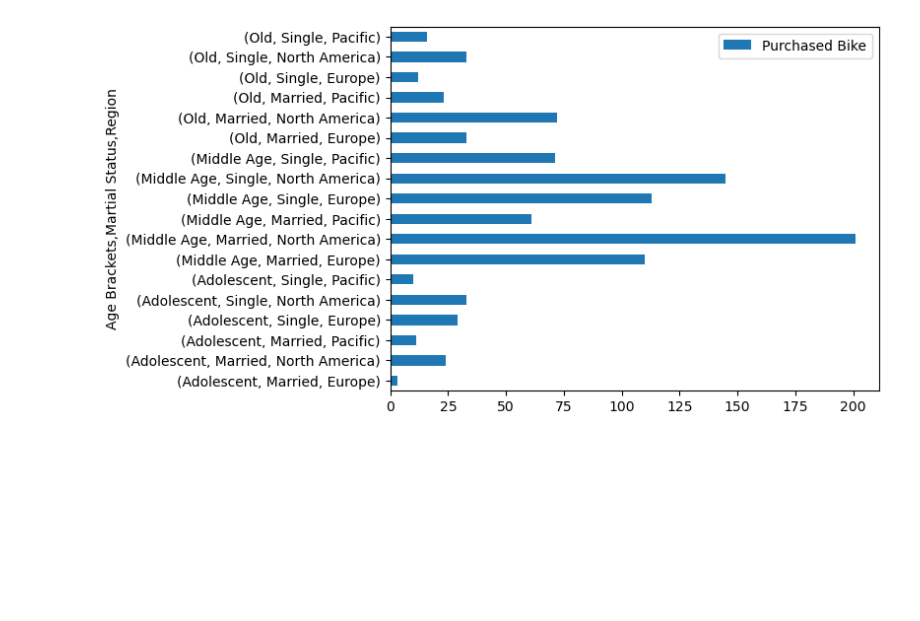
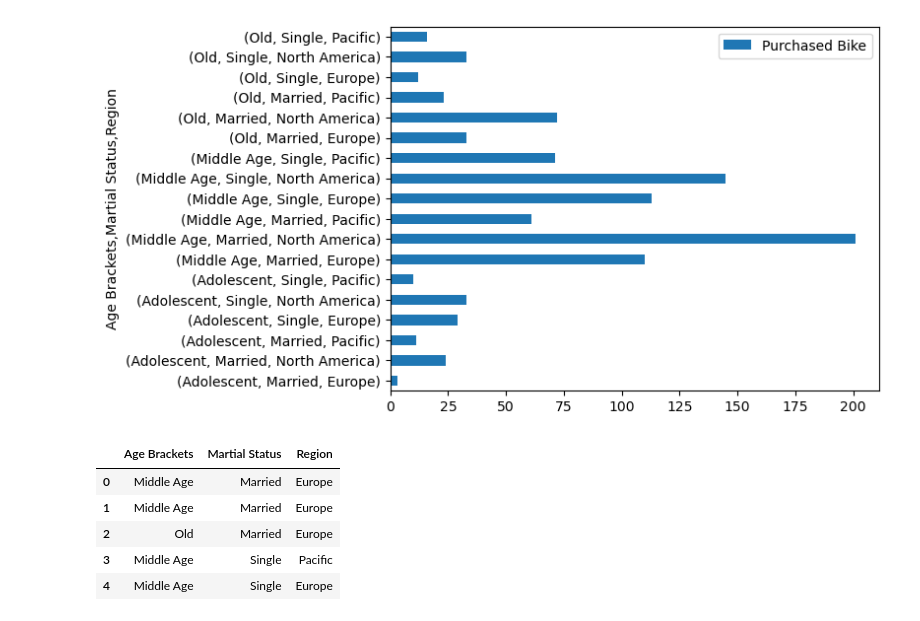
Before and after one commit to alexkrdozo/Compra_de_Bicicletas_Review, a Jupyter notebook: bikes_vs.ipynb, the cells around one changed output. Saved outputs shown, nothing was run; the diff lists cells and outputs as text; code cells hidden in the pictures; blank space fills up the shorter version.

```diff
--- a/bikes_vs.ipynb
+++ b/bikes_vs.ipynb
@@ -211,3 +213,13 @@ agrupado.plot(kind='barh')
 # %% [output]
 <Axes: ylabel='Age Brackets,Martial Status,Region'>
 [figure]
+# %%
+X = df[['Age Brackets', 'Martial Status', 'Region']]
+X.head()
+# %% [output]
+|  | Age Brackets | Martial Status | Region |
+| 0 | Middle Age | Married | Europe |
+| 1 | Middle Age | Married | Europe |
+| 2 | Old | Married | Europe |
+| 3 | Middle Age | Single | Pacific |
+| 4 | Middle Age | Single | Europe |
```
Also changed, not shown: parts of 11 cells of this notebook.
